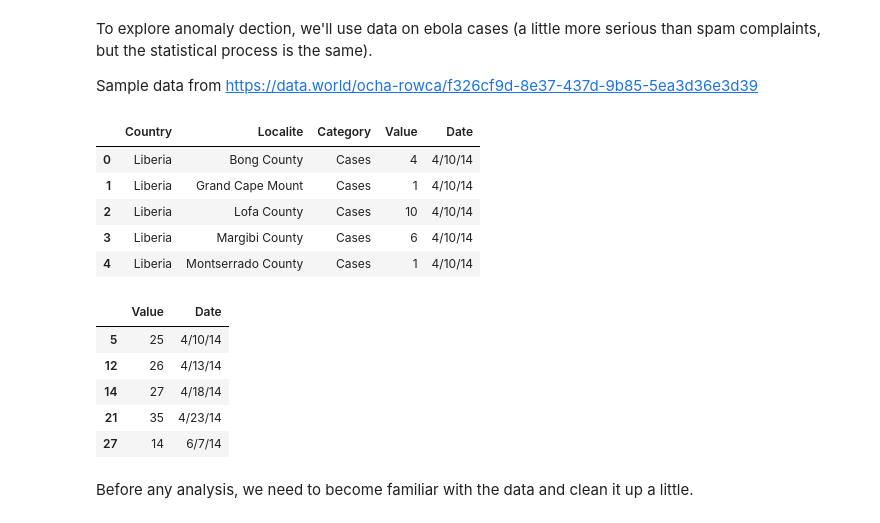
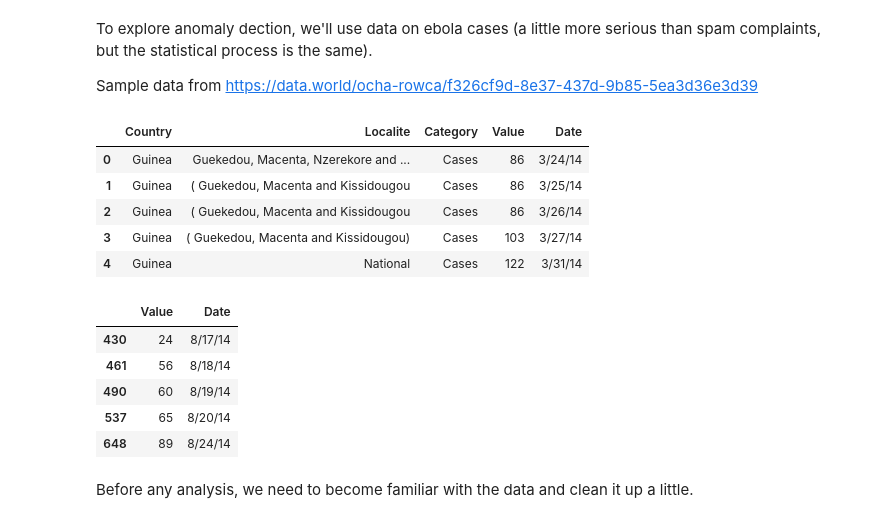
Before and after one commit to evan-burke/m3_sf_2020_training, a Jupyter notebook: Anomaly Detection Demo.ipynb, the cells around one changed output. Saved outputs shown, nothing was run; the diff lists cells and outputs as text; code cells hidden in the pictures.

```diff
--- a/Anomaly Detection Demo.ipynb
+++ b/Anomaly Detection Demo.ipynb
@@ -7,26 +9,26 @@ To explore anomaly dection, we'll use data on ebola cases (a little more serious
 Sample data from https://data.world/ocha-rowca/f326cf9d-8e37-437d-9b85-5ea3d36e3d39
 # %%
 # Read the data into a pandas DataFrame
-data_raw = pd.read_csv('ebola_cases.csv')
+data_raw = pd.read_csv('data/ebola_cases.csv')
 data_raw.head()
 # %% [output]
 |  | Country | Localite | Category | Value | Date |
-| 0 | Liberia | Bong County | Cases | 4 | 4/10/14 |
-| 1 | Liberia | Grand Cape Mount | Cases | 1 | 4/10/14 |
-| 2 | Liberia | Lofa County | Cases | 10 | 4/10/14 |
-| 3 | Liberia | Margibi County | Cases | 6 | 4/10/14 |
-| 4 | Liberia | Montserrado County | Cases | 1 | 4/10/14 |
+| 0 | Guinea | Guekedou, Macenta, Nzerekore and ... | Cases | 86 | 3/24/14 |
+| 1 | Guinea | ( Guekedou, Macenta and Kissidougou | Cases | 86 | 3/25/14 |
+| 2 | Guinea | ( Guekedou, Macenta and Kissidougou | Cases | 86 | 3/26/14 |
+| 3 | Guinea | ( Guekedou, Macenta and Kissidougou) | Cases | 103 | 3/27/14 |
+| 4 | Guinea | National | Cases | 122 | 3/31/14 |
 # %%
 # For this example we will look at only the National statistics for Liberia
-df = data_raw[(data_raw.Country == "Liberia") & (data_raw.Localite == 'National')].drop(['Country', 'Localite', 'Category'], axis=1)
+df = data_raw[(data_raw.Country == "Liberia") & (data_raw.Localite == 'National') & (data_raw.Category == "New cases")].drop(['Country', 'Localite', 'Category'], axis=1)
 df.head()
 # %% [output]
 |  | Value | Date |
-| 5 | 25 | 4/10/14 |
-| 12 | 26 | 4/13/14 |
-| 14 | 27 | 4/18/14 |
-| 21 | 35 | 4/23/14 |
-| 27 | 14 | 6/7/14 |
+| 430 | 24 | 8/17/14 |
+| 461 | 56 | 8/18/14 |
+| 490 | 60 | 8/19/14 |
+| 537 | 65 | 8/20/14 |
+| 648 | 89 | 8/24/14 |
 # %% [markdown]
 Before any analysis, we need to become familiar with the data and clean it up a little.
 # %%
```
Also changed, not shown: parts of 15 cells of this notebook, 3 other files.
